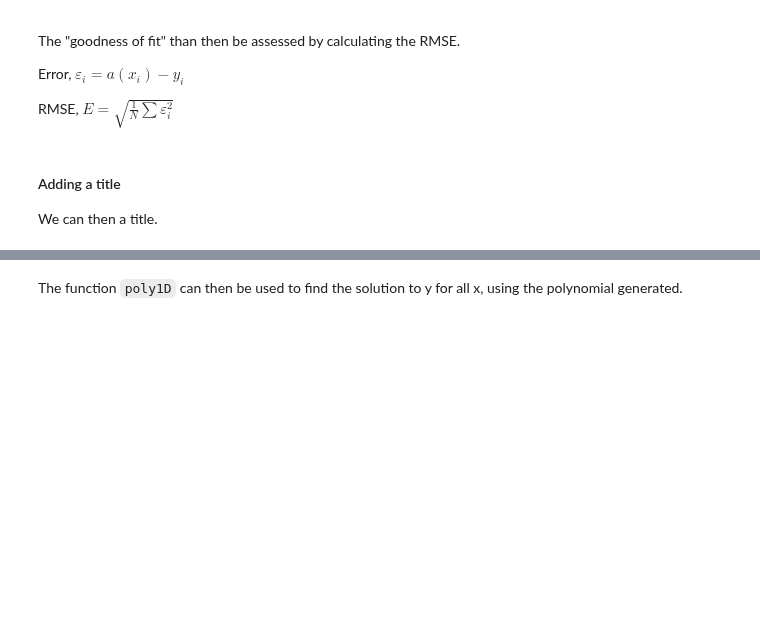
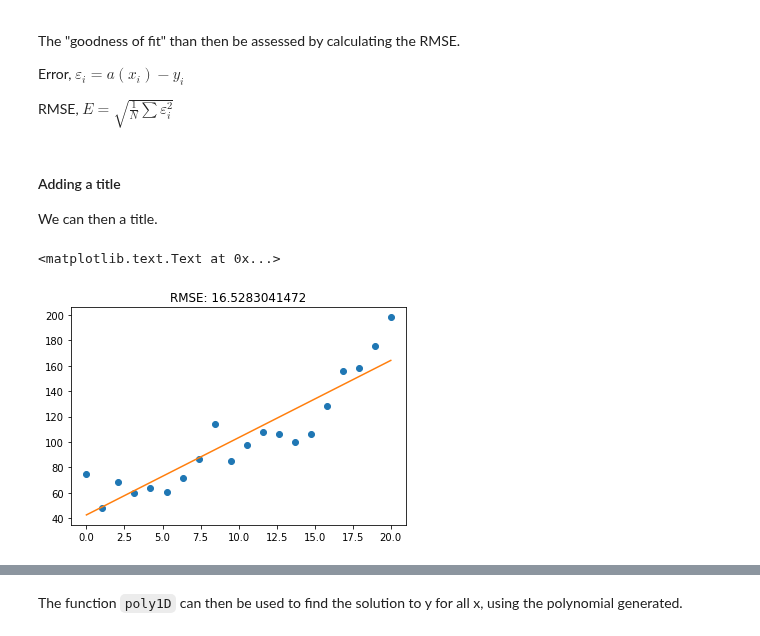
Before and after one commit to hphilamore/ILAS_python, a Jupyter notebook: 7_Numerical_computation_with_Numpy.ipynb, the cells around one changed output, grey strips where cells are left out. Saved outputs shown, nothing was run; the diff lists cells and outputs as text; code cells hidden in the pictures; blank space fills up the shorter version.

```diff
--- a/7_Numerical_computation_with_Numpy.ipynb
+++ b/7_Numerical_computation_with_Numpy.ipynb
@@ -2036,5 +2030,11 @@ rmse = np.sqrt(np.sum(e**2)/ len(y))
 #### Adding a title
 We can then a title.
 # %%
+plt.plot(x, y, 'o', label='experiment data')
+plt.plot(x, yfit, label='fit')
+
 # print the RMSE as the title
 plt.title('RMSE: '+str(rmse))
+# %% [output]
+<matplotlib.text.Text at 0x...>
+[figure, added]
```
Also changed, not shown: parts of 103 cells of this notebook, 1 other file.
